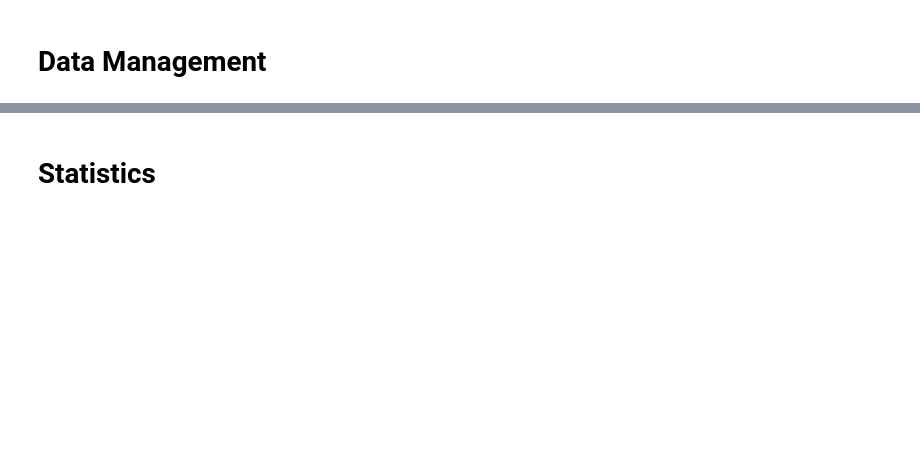
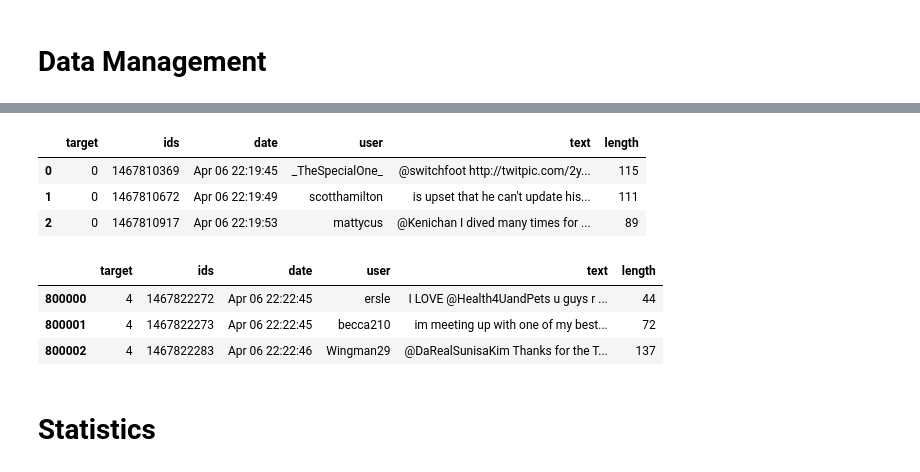
Before and after one commit to Fitz-commit/nlp_mueller, a Jupyter notebook: wi20_nlp_2022_4831831.ipynb, the cells around one changed output, grey strips where cells are left out. Drawn from its saved outputs; the diff is of its cells as text; code cells hidden in the pictures; blank space fills up the shorter version.

```diff
--- a/wi20_nlp_2022_4831831.ipynb
+++ b/wi20_nlp_2022_4831831.ipynb
@@ -19,2 +59,17 @@ from sklearn.metrics import classification_report, accuracy_score, confusion_mat
+# %%
+df['length'] = df['text'].apply(len)
+df.head(3)
+# %% [output]
+|  | target | ids | date | user | text | length |
+| 0 | 0 | 1467810369 | Apr 06 22:19:45 | _TheSpecialOne_ | @switchfoot http://twitpic.com/2y... | 115 |
+| 1 | 0 | 1467810672 | Apr 06 22:19:49 | scotthamilton | is upset that he can't update his... | 111 |
+| 2 | 0 | 1467810917 | Apr 06 22:19:53 | mattycus | @Kenichan I dived many times for ... | 89 |
+# %%
+df[df['target'] == 4].head(3)
+# %% [output]
+|  | target | ids | date | user | text | length |
+| 800000 | 4 | 1467822272 | Apr 06 22:22:45 | ersle | I LOVE @Health4UandPets u guys r ... | 44 |
+| 800001 | 4 | 1467822273 | Apr 06 22:22:45 | becca210 | im meeting up with one of my best... | 72 |
+| 800002 | 4 | 1467822283 | Apr 06 22:22:46 | Wingman29 | @DaRealSunisaKim Thanks for the T... | 137 |
 # %% [markdown]
 # Statistics
```
Also changed, not shown: parts of 18 cells of this notebook.
